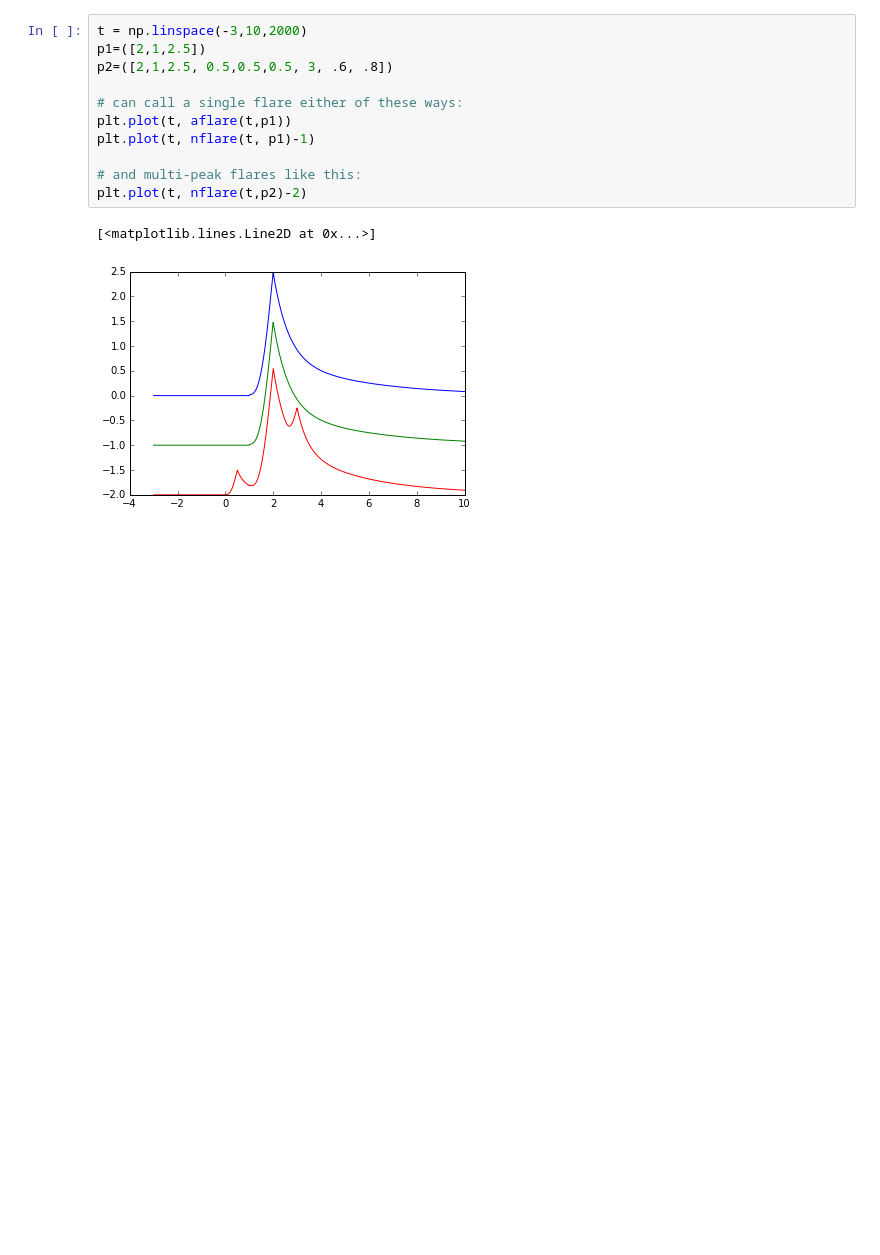
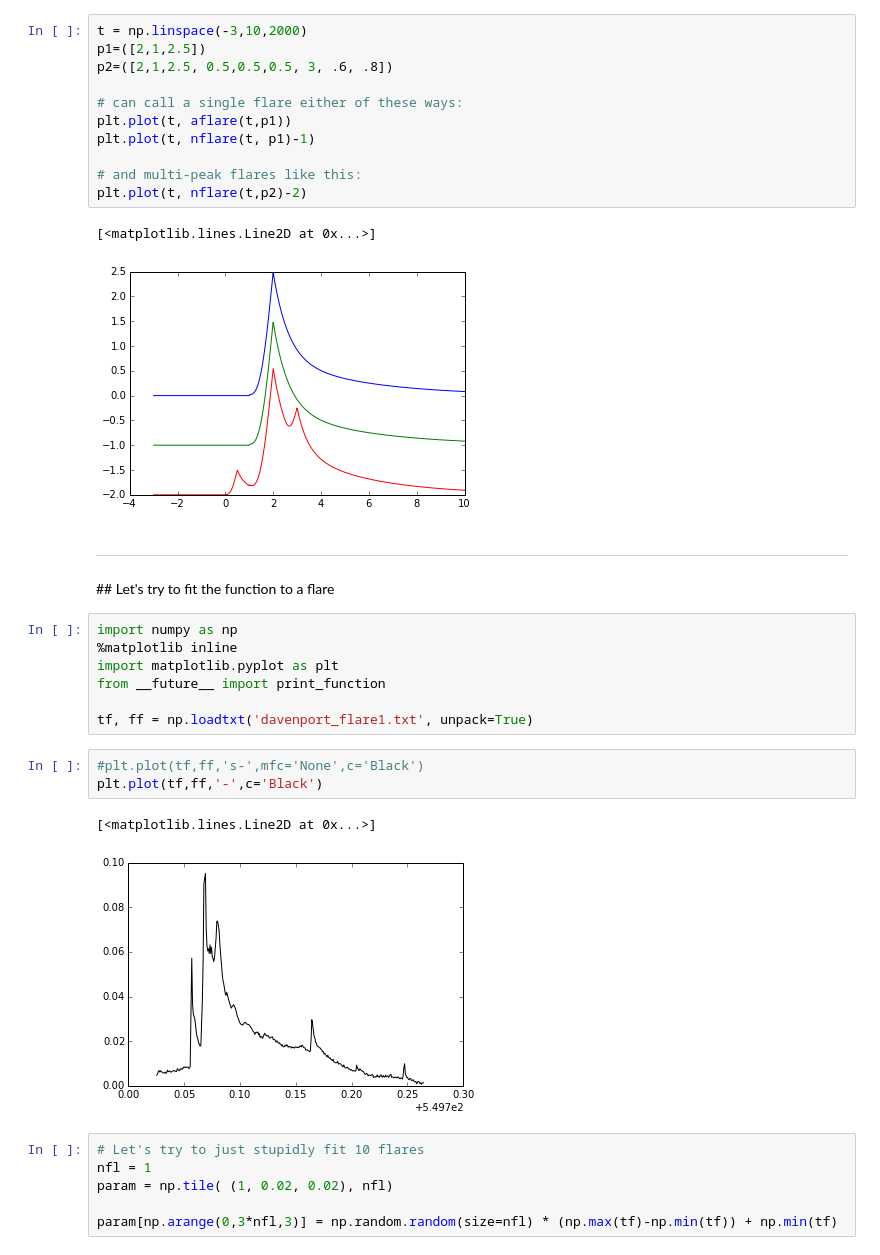
Before and after one commit to jradavenport/FlareTests_AstroHackWeek, a Jupyter notebook: aflare_test.ipynb, the cells around one changed output. Cells and saved outputs as stored; diff of their text form; blank space fills up the shorter version.

```diff
--- a/aflare_test.ipynb
+++ b/aflare_test.ipynb
@@ -49,3 +49,27 @@ plt.plot(t, nflare(t,p2)-2)
 # %% [output]
 [<matplotlib.lines.Line2D at 0x...>]
 [figure]
+# %% [markdown]
+
+
+<hr style='border: thin solid black'>
+## Let's try to fit the function to a flare
+# %%
+import numpy as np
+%matplotlib inline
+import matplotlib.pyplot as plt
+from __future__ import print_function
+
+tf, ff = np.loadtxt('davenport_flare1.txt', unpack=True)
+# %%
+#plt.plot(tf,ff,'s-',mfc='None',c='Black')
+plt.plot(tf,ff,'-',c='Black')
+# %% [output]
+[<matplotlib.lines.Line2D at 0x...>]
+[figure, added]
+# %%
+# Let's try to just stupidly fit 10 flares
+nfl = 1
+param = np.tile( (1, 0.02, 0.02), nfl)
+
+param[np.arange(0,3*nfl,3)] = np.random.random(size=nfl) * (np.max(tf)-np.min(tf)) + np.min(tf)
```
Also changed, not shown: parts of 3 cells of this notebook.
